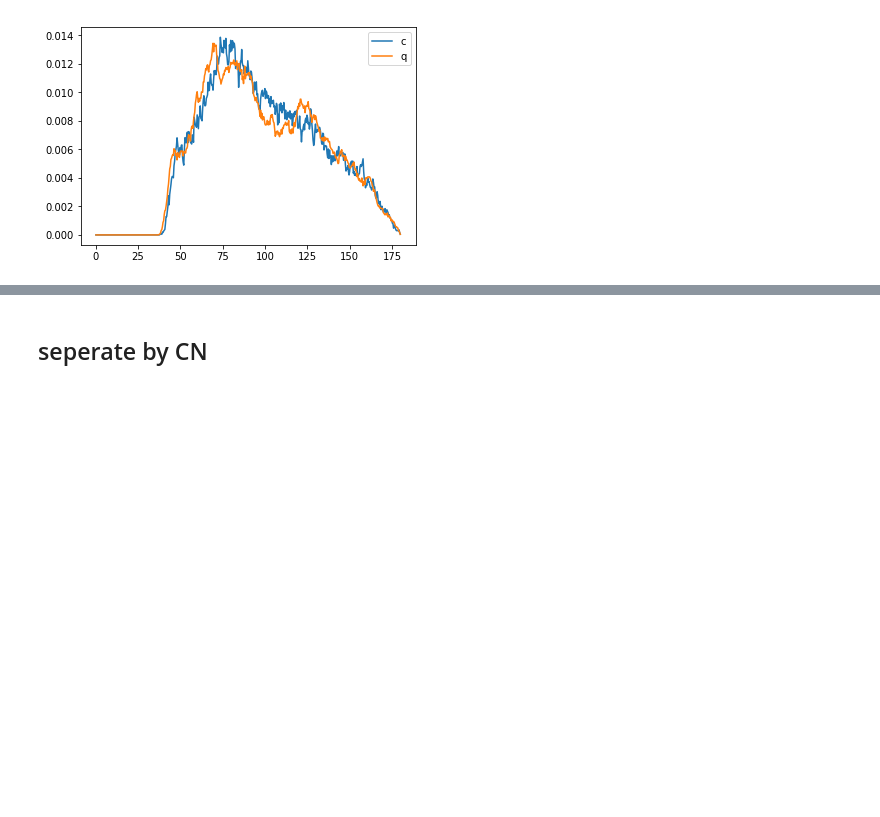
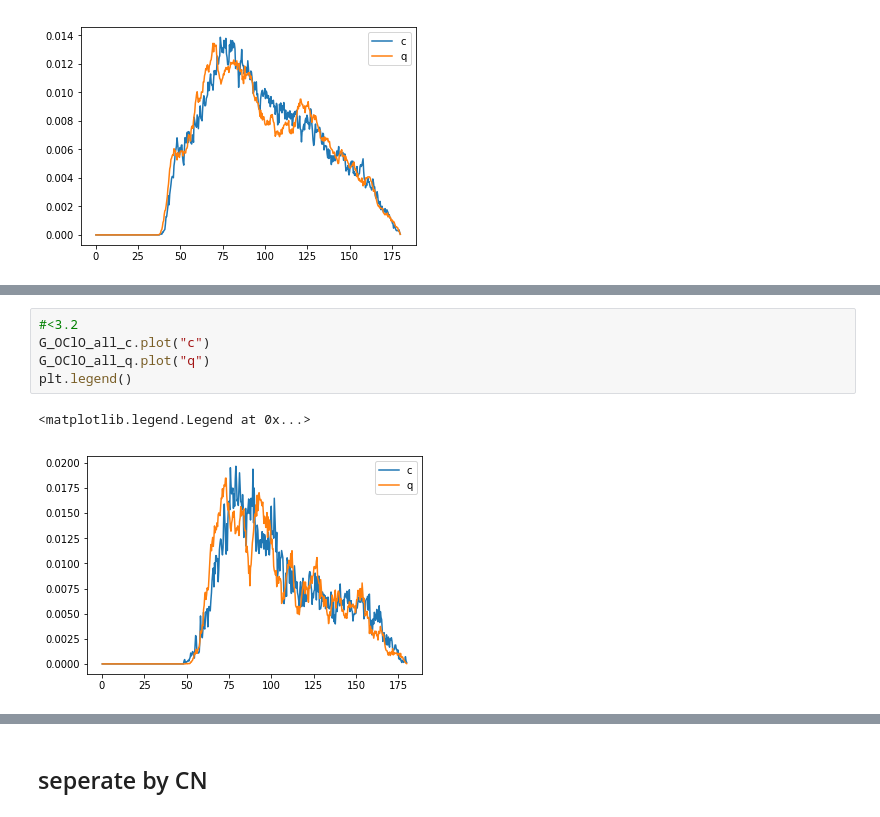
Before and after one commit to xjhsafeguards/mit, a Jupyter notebook: python/Cl_ana.ipynb, the cells around one changed output, grey strips where cells are left out. Drawn from its saved outputs; the diff is of its cells as text; blank space fills up the shorter version.

```diff
--- a/python/Cl_ana.ipynb
+++ b/python/Cl_ana.ipynb
@@ -165,0 +259,8 @@ plt.legend()
+# %%
+#<3.2
+G_OClO_all_c.plot("c")
+G_OClO_all_q.plot("q")
+plt.legend()
+# %% [output]
+<matplotlib.legend.Legend at 0x...>
+[figure, added]
```
Also changed, not shown: parts of 76 cells of this notebook.
